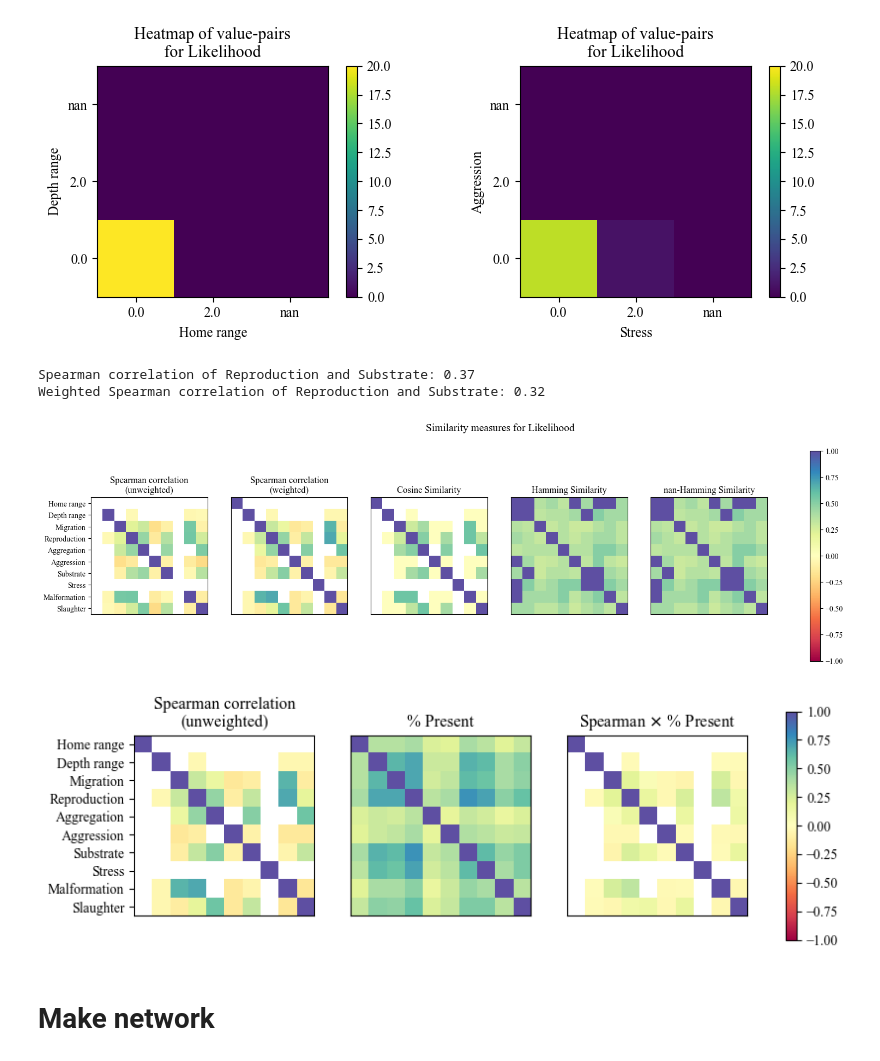
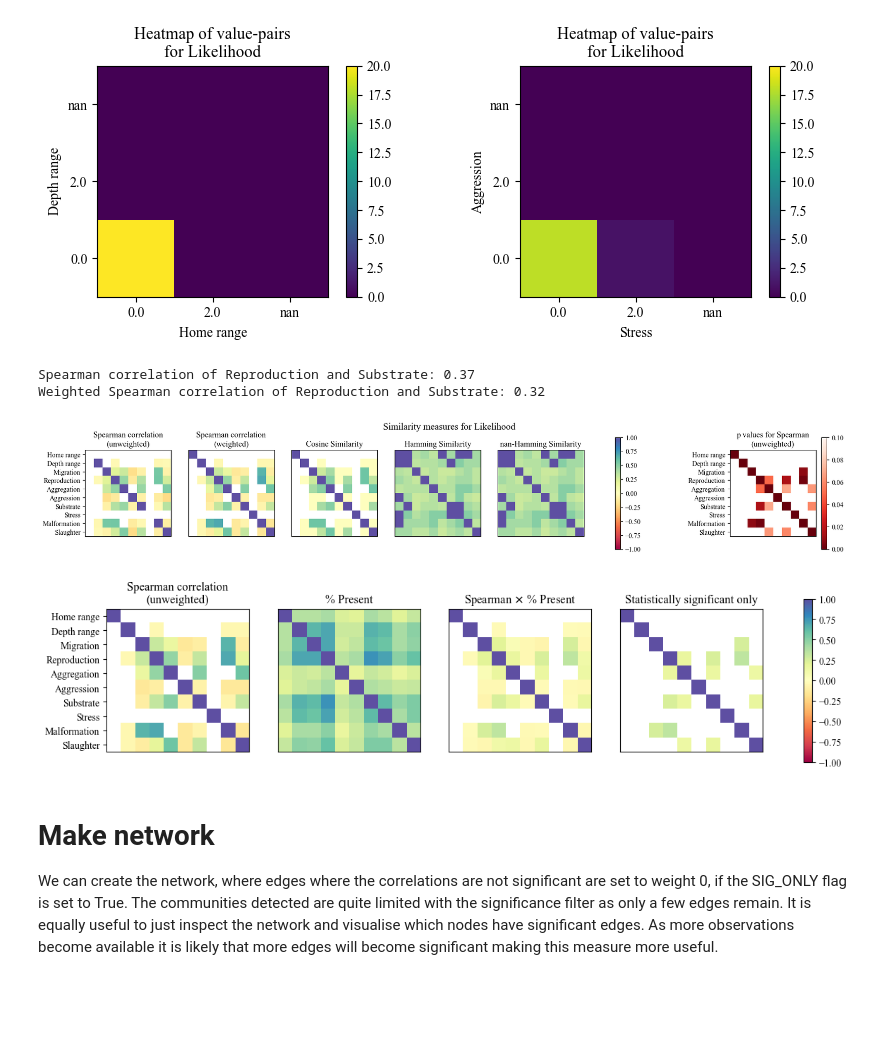
Before and after one commit to alisonpeard/fishetho_networks, a Jupyter notebook: python/Network of Criteria.ipynb, the cells around one changed output. Drawn from its saved outputs; the diff is of its cells as text; code cells hidden in the pictures; blank space fills up the shorter version.

```diff
--- a/python/Network of Criteria.ipynb
+++ b/python/Network of Criteria.ipynb
@@ -5,6 +5,7 @@ import numpy as np
 import pandas as pd
 import networkx as nx
 import graph_tool.all as gt
+from scipy.stats import pearsonr
 import matplotlib.pyplot as plt
 plt.rcParams["font.family"] = "Times New Roman"
 
@@ -16,9 +17,10 @@ pd.DataFrame.wcorr = wc.wcorr
 
 # settings
 wd = join('..', '..', 'data')  # path to where data is kept and results will be saved
-metric = 'spearman'            # Spearman or Pearson correlation (leave as Spearman)
-measure_str = 'Likelihood'      # whether to load Likelihood or Potential
-
+METRIC = 'spearman'            # Spearman or Pearson correlation (leave as Spearman)
+MEASURE_STR = 'Likelihood'      # Likelihood or Potential
+SIG_ONLY = False             # Only use significant correlations as edges
+CIRCULAR = not SIG_ONLY
 
 df = pd.read_csv(join(wd, 'feb_farm_data_s2.csv'))
 # %% [markdown]
@@ -41,16 +44,16 @@ criteria = [*criteria_dict.values()]
 index_dict = {key: value for key, value in zip(range(C), criteria)}
 
 # set up dataframe for each of likelihood, potential, and uncertainty
-measure = df.pivot(index="Fish ID", columns="Criterion", values=measure_str)
+measure = df.pivot(index="Fish ID", columns="Criterion", values=MEASURE_STR)
 certainty = df.pivot(index="Fish ID", columns="Criterion", values="Certainty")
 
 # export pivoted dataframes as csvs
-measure.to_csv(join(wd, f'{measure_str.lower()}.csv'))
+measure.to_csv(join(wd, f'{MEASURE_STR.lower()}.csv'))
 certainty.to_csv(join(wd, 'certainty.csv'))
 
 # have a look at what values are here
 measure_unique = [*set(measure.values.ravel())]
-print(f"Unique values in {measure_str}: {measure_unique}")
+print(f"Unique values in {MEASURE_STR}: {measure_unique}")
 print(f"Unique values in Certainty: {set(certainty.values.ravel())}")
 
 # get rid of negative values and minmax scale option
@@ -62,8 +65,8 @@ measure_unique = set(pd.unique(measure.values.ravel('K')))
 measurez_unique = set(pd.unique(measure_z.values.ravel('K')))
 
 # look at what unique values exist in dataframe
-print(f"\nUnique values in {measure_str} after removing NaNs: {measure_unique}")
-print(f"Unique values in {measure_str} after MinMax scaling: {measurez_unique}")
+print(f"\nUnique values in {MEASURE_STR} after removing NaNs: {measure_unique}")
+print(f"Unique values in {MEASURE_STR} after MinMax scaling: {measurez_unique}")
 # %% [output]
 Unique values in Likelihood: [0, 2, -1, -2]
 Unique values in Certainty: {0, 1, 2, -2}
@@ -84,13 +91,14 @@ viz.plot_heatmap(measure, m, n, measure_unique, axs[1], measure_str, criteria_di
 # %%
 # plot correlation coefficients
 cmap = 'Spectral'
-spearman_measure = measure.corr(method=metric)
-wspearman_measure = measure.wcorr(certainty, method=metric.capitalize())
+spearman_measure = measure.corr(method=METRIC)
+wspearman_measure = measure.wcorr(certainty, method=METRIC.capitalize())
+pvals = measure.corr(method=lambda x, y: pearsonr(x, y)[1]) - np.eye(*spearman_measure.shape)
 cosine_measure = measure.corr(method=wc.cosine_similarity)
 hamming_measure = measure_z.corr(method=wc.hamming_similarity)
 nanhamming_measure = measure_z.corr(method=wc.nanhamming_similarity)
 
-fig, axs = plt.subplots(1, 5, figsize=(20, 5))
+fig, axs = plt.subplots(1, 6, figsize=(20, 3))
 
 ax = axs[0]
 im = ax.imshow(spearman_measure.to_numpy(), cmap=cmap, vmin=-1, vmax=1)
@@ -105,37 +113,47 @@ ax.set_title('Spearman correlation\n(weighted)')
 ax.set_xticks([])
 ax.set_yticks([])
 ax.set_yticklabels([], rotation=0)
 
 
 ax = axs[2]
 im = ax.imshow(cosine_measure.to_numpy(), cmap=cmap, vmin=-1, vmax=1)
 ax.set_title('Cosine Similarity')
 ax.set_xticks([])
 ax.set_yticks([])
 
 ax = axs[3]
 im = ax.imshow(hamming_measure, cmap=cmap, vmin=-1, vmax=1)
 ax.set_title('Hamming Similarity')
 ax.set_xticks([])
 ax.set_yticks([])
 
 ax = axs[4]
 im = ax.imshow(nanhamming_measure, cmap=cmap, vmin=-1, vmax=1)
 ax.set_title('nan-Hamming Similarity')
 ax.set_xticks([])
 ax.set_yticks([])
 
-fig.colorbar(im, ax=axs.ravel().tolist())
-plt.suptitle(f"Similarity measures for {measure_str}", fontsize=14);
+fig.colorbar(im, ax=axs[:-1].ravel().tolist())
+plt.suptitle(f"Similarity measures for {MEASURE_STR}", fontsize=14);
 
-fig.savefig(join(wd, metric, measure_str, f'{measure_str.lower()}.png'), dpi=400)
+ax = axs[-1]
+pcmap = plt.cm.Reds_r
+pcmap.set_over("White")
+im = ax.imshow(pvals.to_numpy(), cmap=pcmap, vmin=0, vmax=0.1)
+ax.set_title('p values for Spearman\n(unweighted)')
+ax.set_xticks([])
+ax.set_yticks([*range(10)])
+ax.set_yticklabels([*criteria_dict.values()], rotation=0)
+fig.colorbar(im, ax=ax);
+
+fig.savefig(join(wd, METRIC, MEASURE_STR, f'{MEASURE_STR.lower()}.png'), dpi=400, bbox_inches='tight')
 
 print(f"Spearman correlation of Reproduction and Substrate: {spearman_measure.loc[30, 33]:.2f}")
 print(f"Weighted Spearman correlation of Reproduction and Substrate: {wspearman_measure.loc[30, 33]:.2f}")
 # %% [output]
 Spearman correlation of Reproduction and Substrate: 0.37
 Weighted Spearman correlation of Reproduction and Substrate: 0.32
-[figure, old version]
+[figure, new version]
 # %%
 def perc_present(col1, col2, T=len(measure)):
     """View %data present in each pair of columns."""
@@ -144,7 +162,7 @@ def perc_present(col1, col2, T=len(measure)):
     return P / T
 
 
-fig, axs = plt.subplots(1, 3, figsize=(10, 3))
+fig, axs = plt.subplots(1, 4, figsize=(15, 3))
 
 ax = axs[0]
 im = ax.imshow(wspearman_measure, cmap=cmap, vmin=-1, vmax=1)
@@ -169,12 +187,21 @@ ax.set_xticks([])
 ax.set_yticks([])
 ax.set_yticklabels([])
 
+ax = axs[3]
+sig = prod * pvals.applymap(lambda x: np.nan if x > 0.1 else 1)
+ax.imshow(sig, cmap=cmap, vmin=-1, vmax=1)
+ax.set_title(r'Statistically significant only')
+ax.set_xticks([])
+ax.set_yticks([])
+ax.set_yticklabels([])
+
 plt.colorbar(im, ax=axs.ravel().tolist());
 
-fig.savefig(join(wd, metric, measure_str, f'{measure_str.lower()}_percpresent.png'), dpi=400)
+fig.savefig(join(wd, METRIC, MEASURE_STR, f'{MEASURE_STR.lower()}_percpresent.png'), dpi=400)
 # %% [output]
-[figure, old version]
+[figure, new version]
 # %% [markdown]
 # Make network
+We can create the network, where edges where the correlations are not significant are set to weight 0, if the SIG_ONLY flag is set to True. The communities detected are quite limited with the significance filter as only a few edges remain. It is equally useful to just inspect the network and visualise which nodes have significant edges. As more observations become available it is likely that more edges will become significant making this measure more useful.
 # %%
 corrs = wspearman_measure.copy(deep=True)
```
Also changed, not shown: parts of 8 cells of this notebook, 2 other files.
